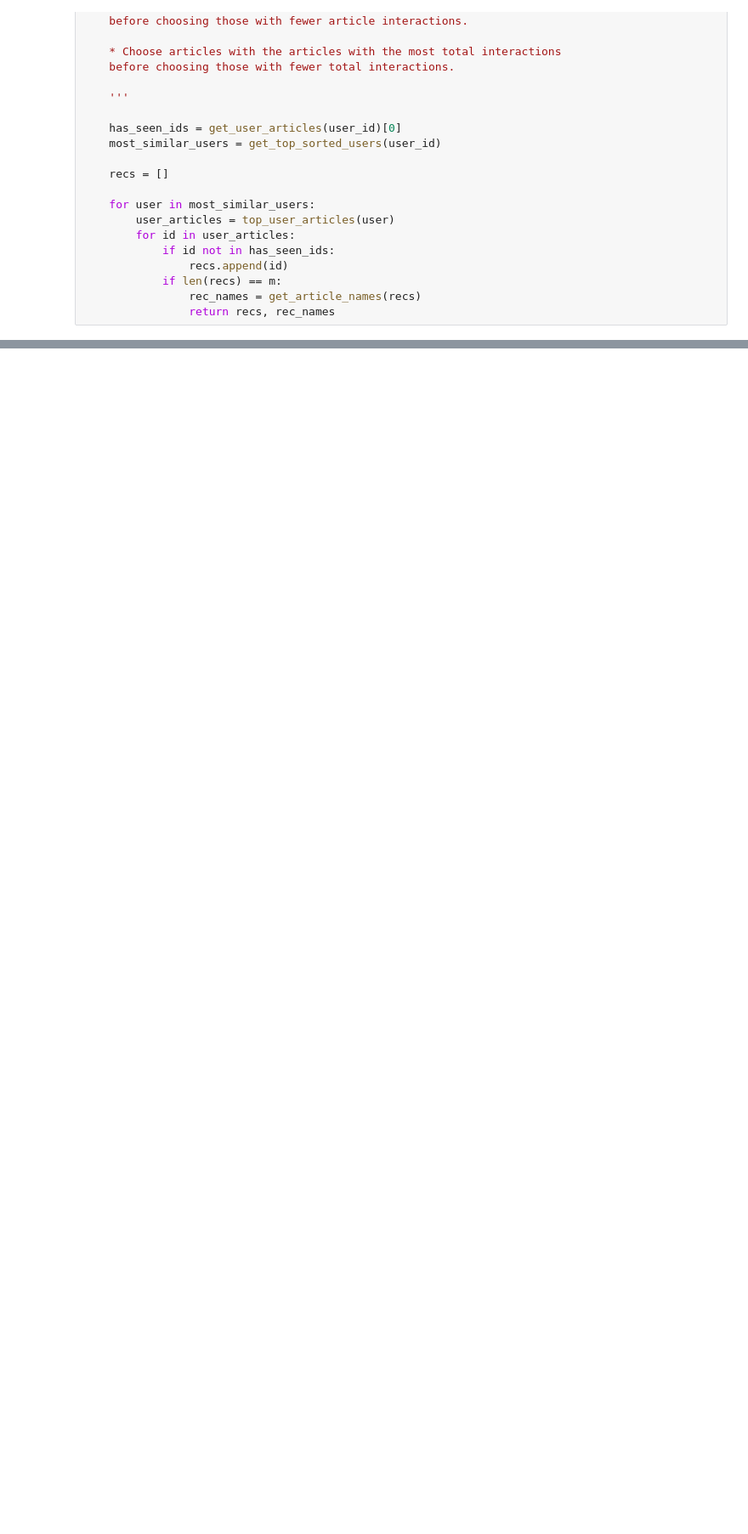
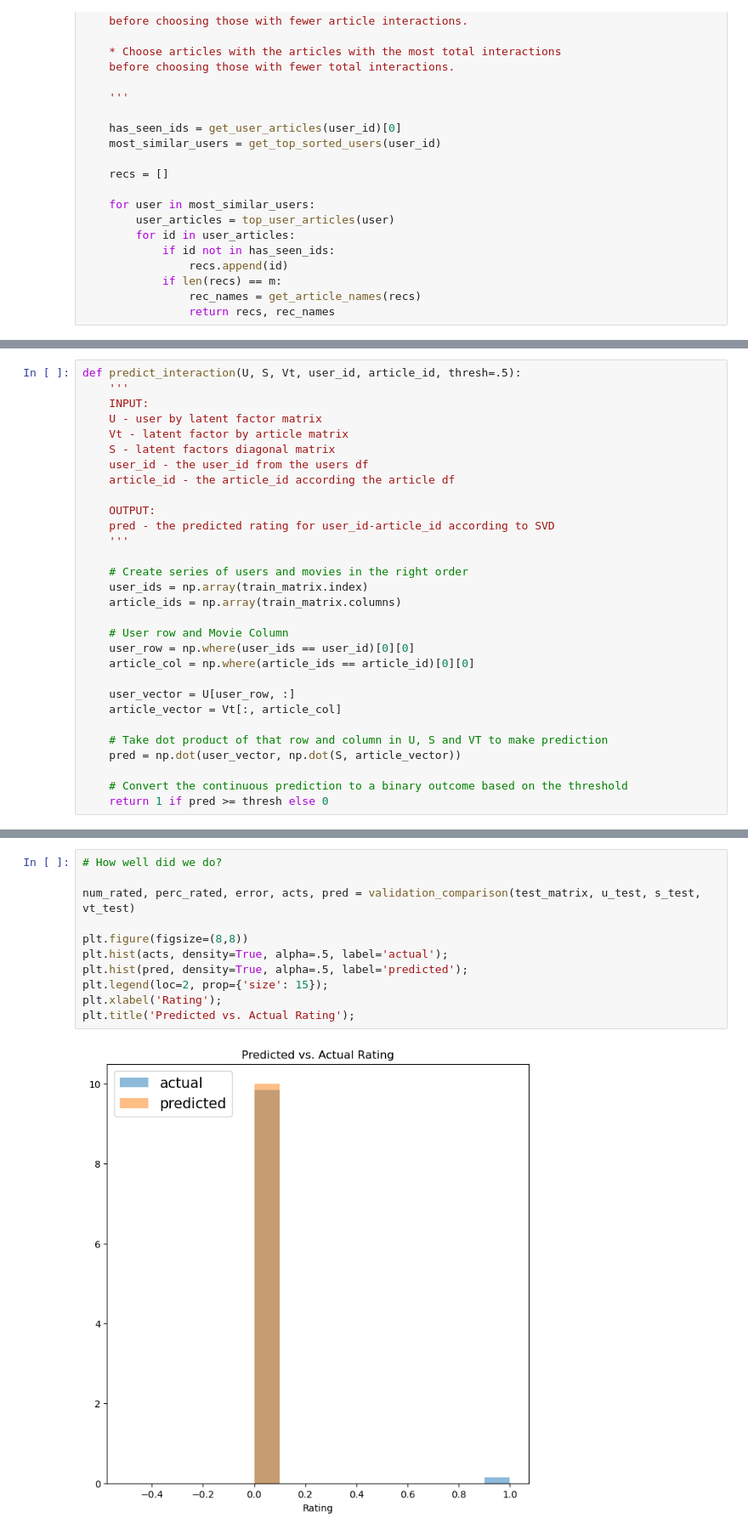
Before and after one commit to tristenwallace/IBM_article_recommender, a Jupyter notebook: notebooks/eda.ipynb, the cells around one changed output, grey strips where cells are left out. Shown: that part at 85% size. Saved outputs shown, nothing was run; the diff lists cells and outputs as text; blank space fills up the shorter version.

```diff
--- a/notebooks/eda.ipynb
+++ b/notebooks/eda.ipynb
@@ -463,0 +704,30 @@ The top 10 recommendations for user 20 are the following article names:
+# %%
+def predict_interaction(U, S, Vt, user_id, article_id, thresh=.5):
+    '''
+    INPUT:
+    U - user by latent factor matrix
+    Vt - latent factor by article matrix
+    S - latent factors diagonal matrix
+    user_id - the user_id from the users df
+    article_id - the article_id according the article df
+
+    OUTPUT:
+    pred - the predicted rating for user_id-article_id according to SVD
+    '''
+
+    # Create series of users and movies in the right order
+    user_ids = np.array(train_matrix.index)
+    article_ids = np.array(train_matrix.columns)
+
+    # User row and Movie Column
+    user_row = np.where(user_ids == user_id)[0][0]
+    article_col = np.where(article_ids == article_id)[0][0]
+
+    user_vector = U[user_row, :]
+    article_vector = Vt[:, article_col]
+
+    # Take dot product of that row and column in U, S and VT to make prediction
+    pred = np.dot(user_vector, np.dot(S, article_vector))
+
+    # Convert the continuous prediction to a binary outcome based on the threshold
+    return 1 if pred >= thresh else 0
@@ -463,0 +769,13 @@ The top 10 recommendations for user 20 are the following article names:
+# %%
+# How well did we do?
+
+num_rated, perc_rated, error, acts, pred = validation_comparison(test_matrix, u_test, s_test, vt_test)
+
+plt.figure(figsize=(8,8))
+plt.hist(acts, density=True, alpha=.5, label='actual');
+plt.hist(pred, density=True, alpha=.5, label='predicted');
+plt.legend(loc=2, prop={'size': 15});
+plt.xlabel('Rating');
+plt.title('Predicted vs. Actual Rating');
+# %% [output]
+[figure, added]
```
Also changed, not shown: parts of 31 cells of this notebook.
